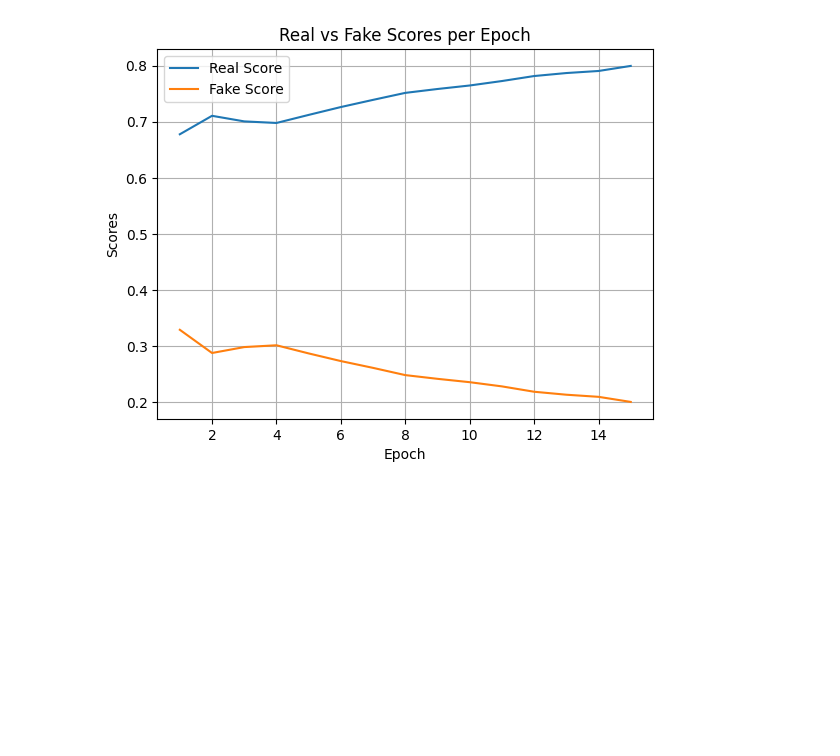
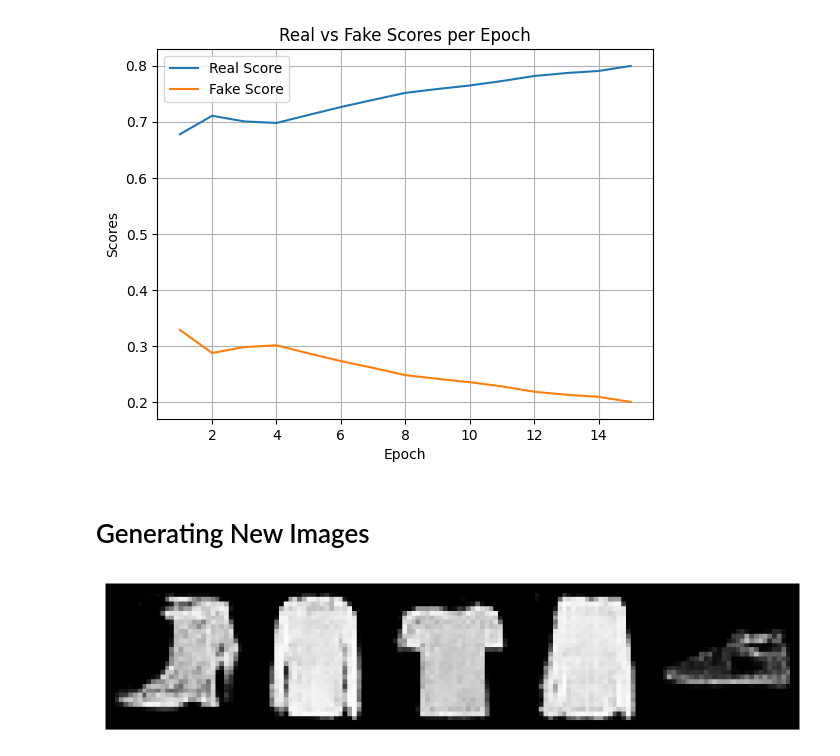
Before and after one commit to Aman-Sunesh/Generating-Fashion-MNIST-Apparel-using-DCGANs-, a Jupyter notebook: Fashion_MNIST.ipynb, the cells around one changed output. Drawn from its saved outputs; the diff is of its cells as text; code cells hidden in the pictures; blank space fills up the shorter version.

```diff
--- a/Fashion_MNIST.ipynb
+++ b/Fashion_MNIST.ipynb
@@ -368,3 +368,32 @@ plt.grid(True)
 plt.show()
 # %% [output]
 [figure]
+# %% [markdown]
+# Generating New Images
+# %%
+# Put generator  in eval mode
+generator.eval()
+
+# Sample 5 random latent vectors (here latent_size=100)
+num_samples  = 5
+z = torch.randn(num_samples, latent_size, 1, 1)      # → [5,100,1,1]
+
+# Generate images (no grad needed)
+with torch.no_grad():
+    fake_batch = generator(z)                        # → [5,1,28,28]
+
+# Denormalize from [-1,1] back to [0,1]
+def denorm(imgs):
+    return imgs * 0.5 + 0.5
+
+fake_batch = denorm(fake_batch)
+
+
+# Display Images
+grid = make_grid(fake_batch, nrow=5).permute(1,2,0).squeeze()
+plt.figure(figsize=(10,2), dpi=100)
+plt.axis('off')
+plt.imshow(grid, cmap='gray', interpolation='nearest')
+plt.show()
+# %% [output]
+[figure, added]
```
